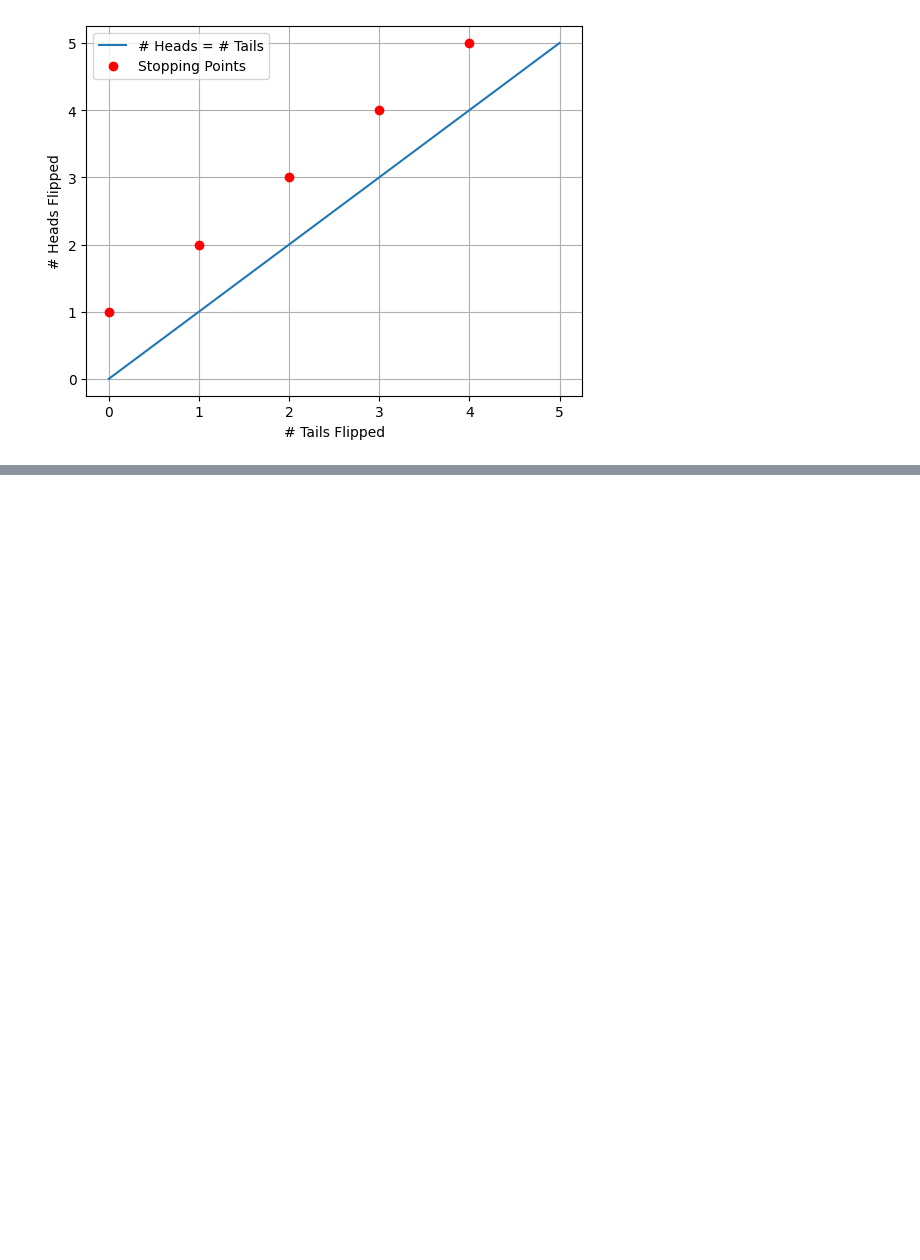
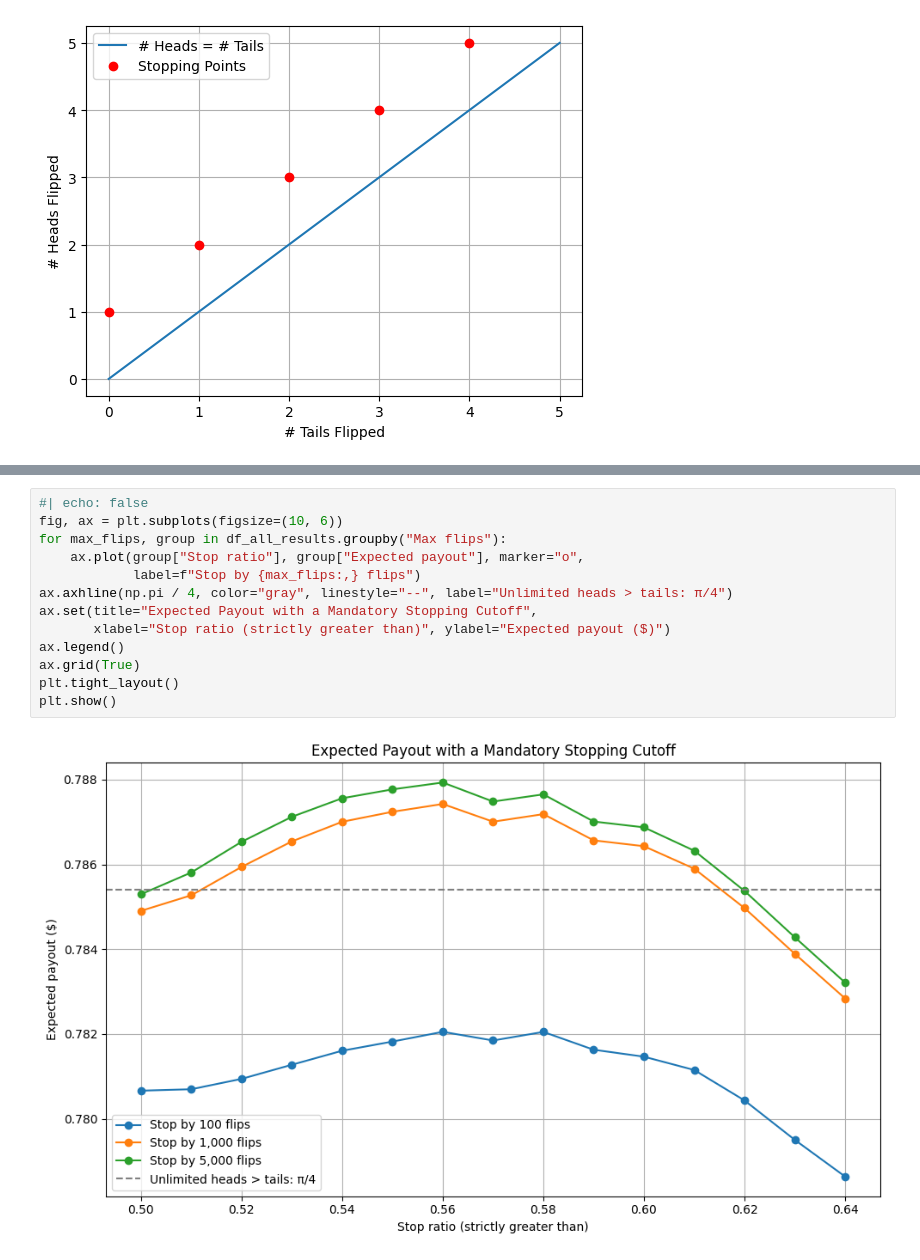
Before and after one commit to jcpearlson/jcpearlson.github.io, a Jupyter notebook: articles/posts/coin-flip-game/index.ipynb, the cells around one changed output, grey strips where cells are left out. Cells and saved outputs as stored; diff of their text form; blank space fills up the shorter version.

```diff
--- a/articles/posts/coin-flip-game/index.ipynb
+++ b/articles/posts/coin-flip-game/index.ipynb
@@ -326,0 +255,15 @@ Well, let's follow this logic for our coin flip game. Given infinite time, we wo
+# %%
+#| echo: false
+fig, ax = plt.subplots(figsize=(10, 6))
+for max_flips, group in df_all_results.groupby("Max flips"):
+    ax.plot(group["Stop ratio"], group["Expected payout"], marker="o",
+            label=f"Stop by {max_flips:,} flips")
+ax.axhline(np.pi / 4, color="gray", linestyle="--", label="Unlimited heads > tails: π/4")
+ax.set(title="Expected Payout with a Mandatory Stopping Cutoff",
+       xlabel="Stop ratio (strictly greater than)", ylabel="Expected payout ($)")
+ax.legend()
+ax.grid(True)
+plt.tight_layout()
+plt.show()
+# %% [output]
+[figure, added]
```
Also changed, not shown: parts of 11 cells of this notebook, 20 other files.
